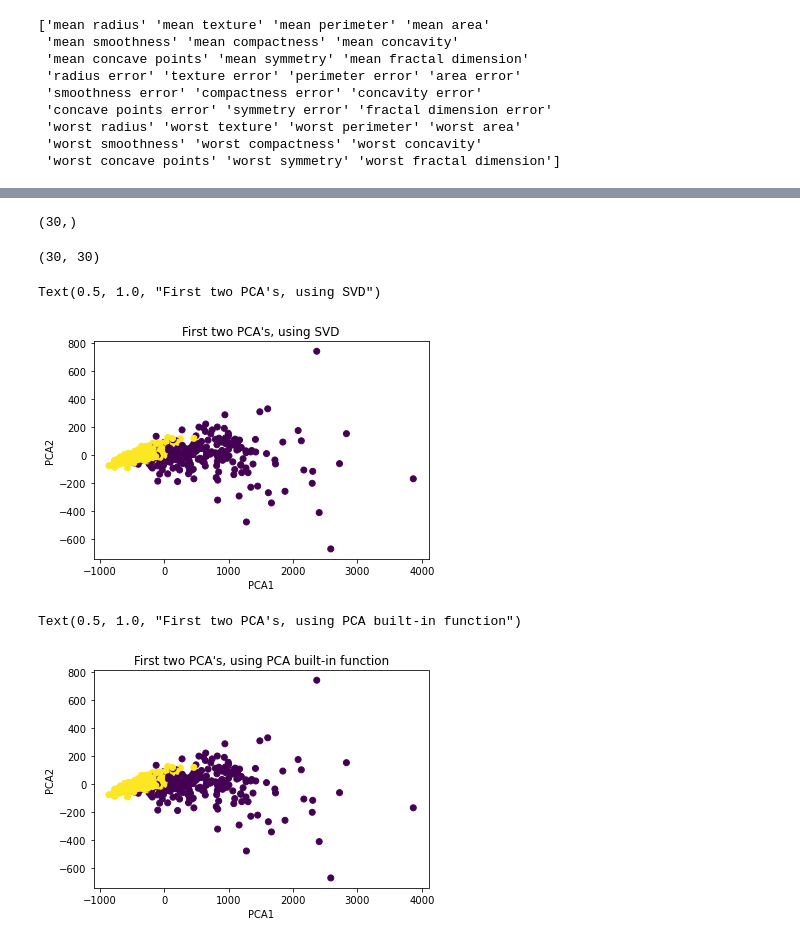
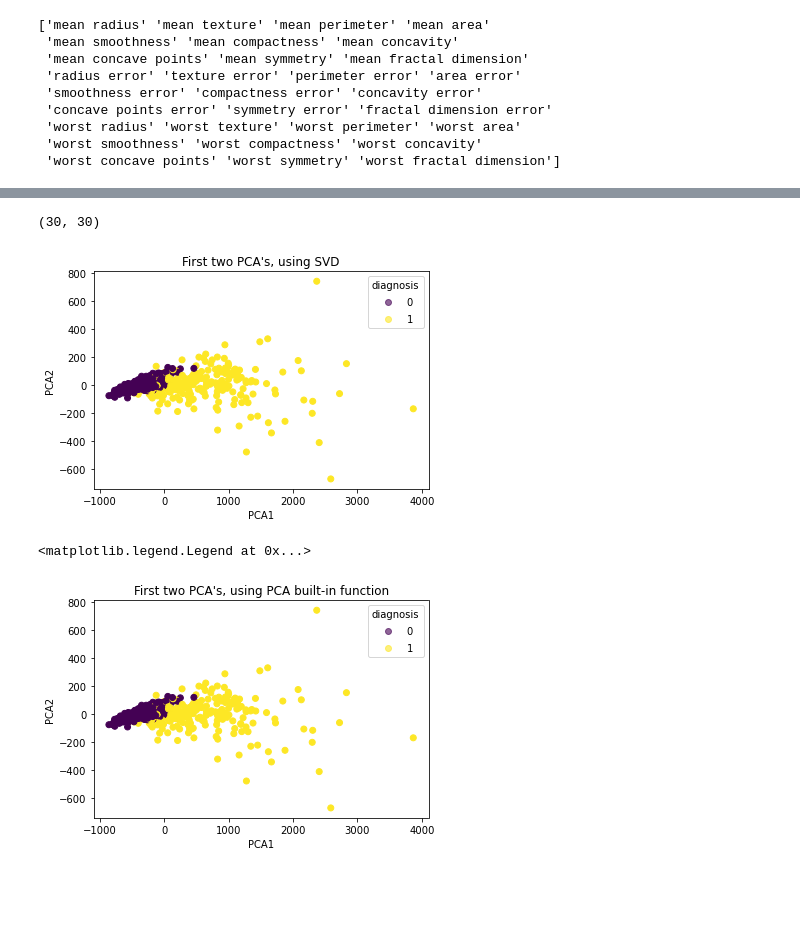
Before and after one commit to NavaLeib/ML-basics, a Jupyter notebook: pca-notes.ipynb, the cells around one changed output, grey strips where cells are left out. Drawn from its saved outputs; the diff is of its cells as text; code cells hidden in the pictures; blank space fills up the shorter version.

```diff
--- a/pca-notes.ipynb
+++ b/pca-notes.ipynb
@@ -77,14 +99,12 @@ import numpy as np
 
 X=breast_cancer.data
 X_mean=np.mean(X,axis=0)
-print(X_mean.shape)
+
 X_center=np.empty(X.shape)
 for i in range(X.shape[1]):
     X_center[:,i]=X[:,i]-X_mean[i]
 
 Cov=np.dot(np.transpose(X_center),X_center)
-# %% [output]
-(30,)
 # %%
 u, s, vh = np.linalg.svd(Cov,hermitian=True)
 vh.shape
@@ -93,23 +113,28 @@ vh.shape
 # %%
 import matplotlib.pyplot as plt
 
-plt.scatter(np.dot(X_center,vh[0,:]),np.dot(X_center,vh[1,:]),c=y)
+plt.scatter(np.dot(X_center,vh[0,:]),np.dot(X_center,vh[1,:]),c=1-y)
 
 plt.xlabel('PCA1')
 plt.ylabel('PCA2')
 plt.title('First two PCA\'s, using SVD')
+
+handles, labels = scatter.legend_elements(prop='colors', alpha=0.6)
+legend1 = plt.legend(handles, labels, title="diagnosis")
 # %% [output]
-Text(0.5, 1.0, "First two PCA's, using SVD")
-[figure, old version]
+[figure, new version]
 # %%
 from sklearn.decomposition import PCA
 pca = PCA(n_components=2, svd_solver='full')
 pca.fit(X)
 X = pca.transform(X)
-plt.scatter(X[:,0], X[:,1],c=y)
+plt.scatter(X[:,0], X[:,1],c=1-y)
 plt.xlabel('PCA1')
 plt.ylabel('PCA2')
 plt.title('First two PCA\'s, using PCA built-in function')
+
+handles, labels = scatter.legend_elements(prop='colors', alpha=0.6)
+plt.legend(handles, labels, title="diagnosis")
 # %% [output]
-Text(0.5, 1.0, "First two PCA's, using PCA built-in function")
+<matplotlib.legend.Legend at 0x...>
-[figure, old version]
+[figure, new version]
```
Also changed, not shown: parts of 5 cells of this notebook.
